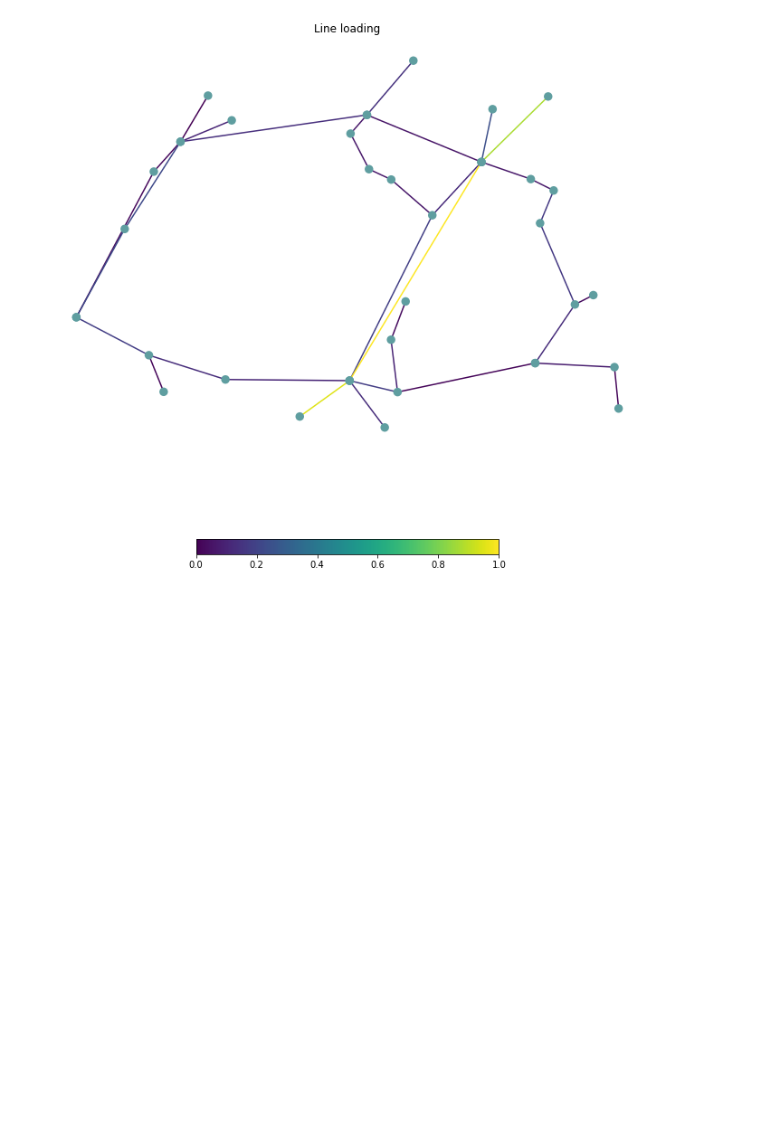
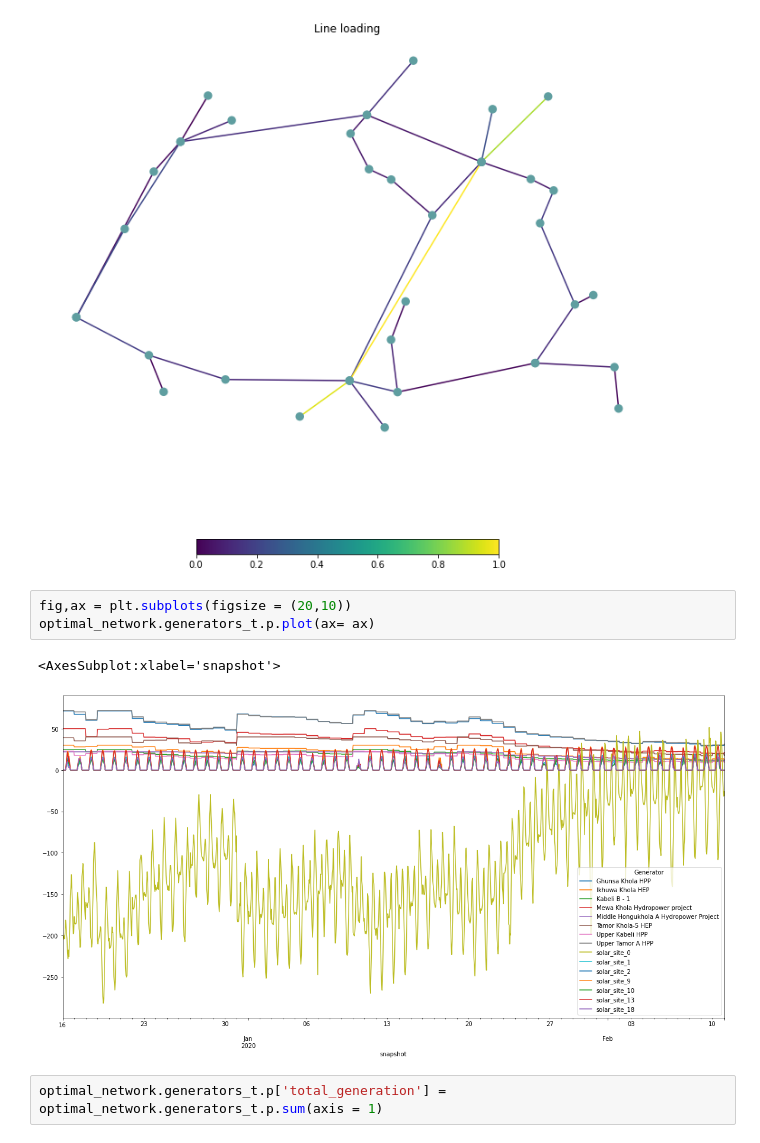
Before and after one commit to deependran7/grid_optimization, a Jupyter notebook: Binary_Optimization.ipynb, the cells around one changed output. Cells and saved outputs as stored; diff of their text form; blank space fills up the shorter version.

```diff
--- a/Binary_Optimization.ipynb
+++ b/Binary_Optimization.ipynb
@@ -188,3 +152,11 @@ cbar = plt.colorbar(im[1],location = 'bottom',shrink = 0.5)
 # %% [output]
 WARNING:pypsa.plot:Cartopy needs to be installed to use `geomap=True`.
 [figure]
+# %%
+fig,ax = plt.subplots(figsize = (20,10))
+optimal_network.generators_t.p.plot(ax= ax)
+# %% [output]
+<AxesSubplot:xlabel='snapshot'>
+[figure, added]
+# %%
+optimal_network.generators_t.p['total_generation'] = optimal_network.generators_t.p.sum(axis = 1)
```
Also changed, not shown: parts of 11 cells of this notebook, 4 other files.
